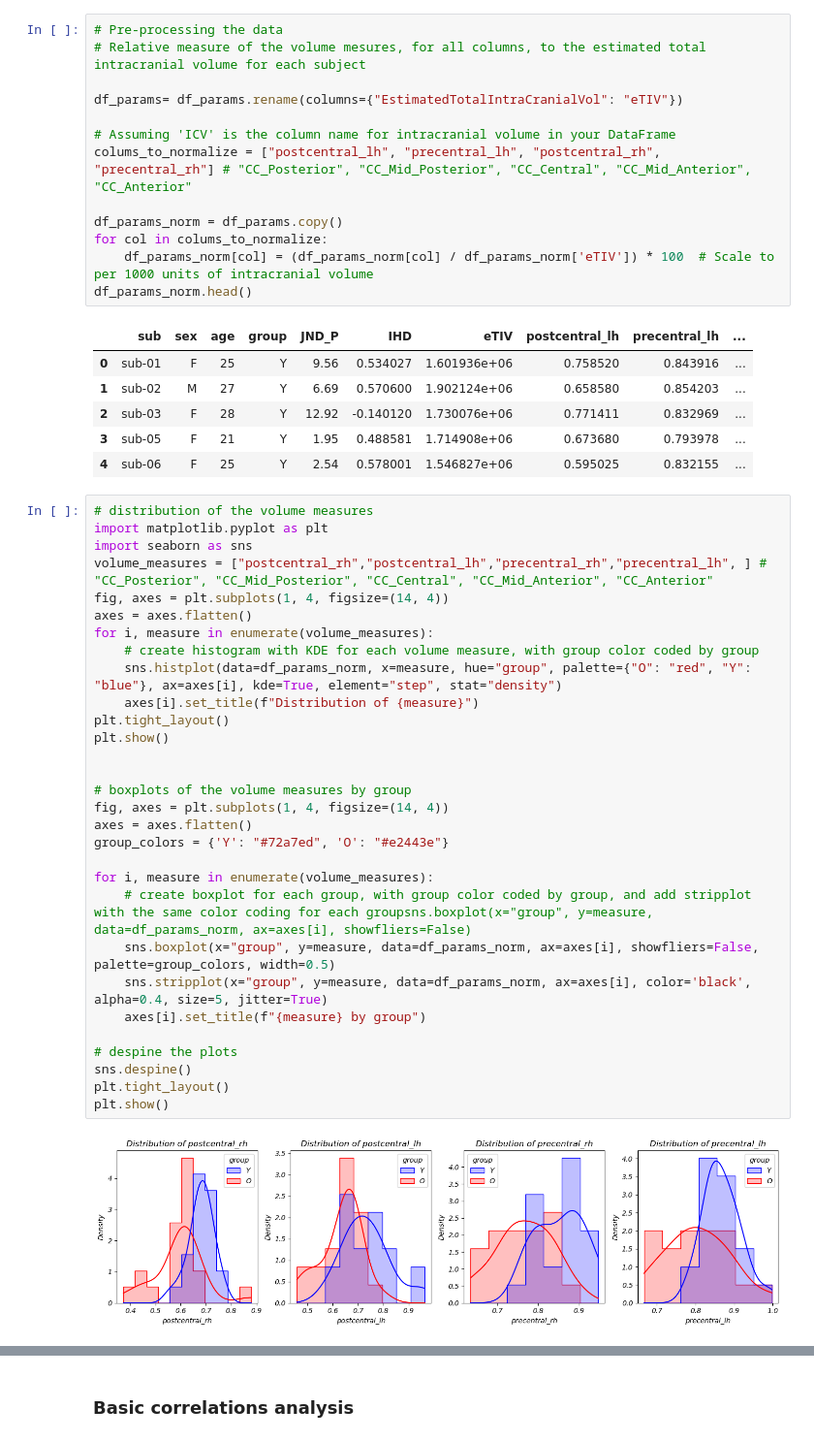
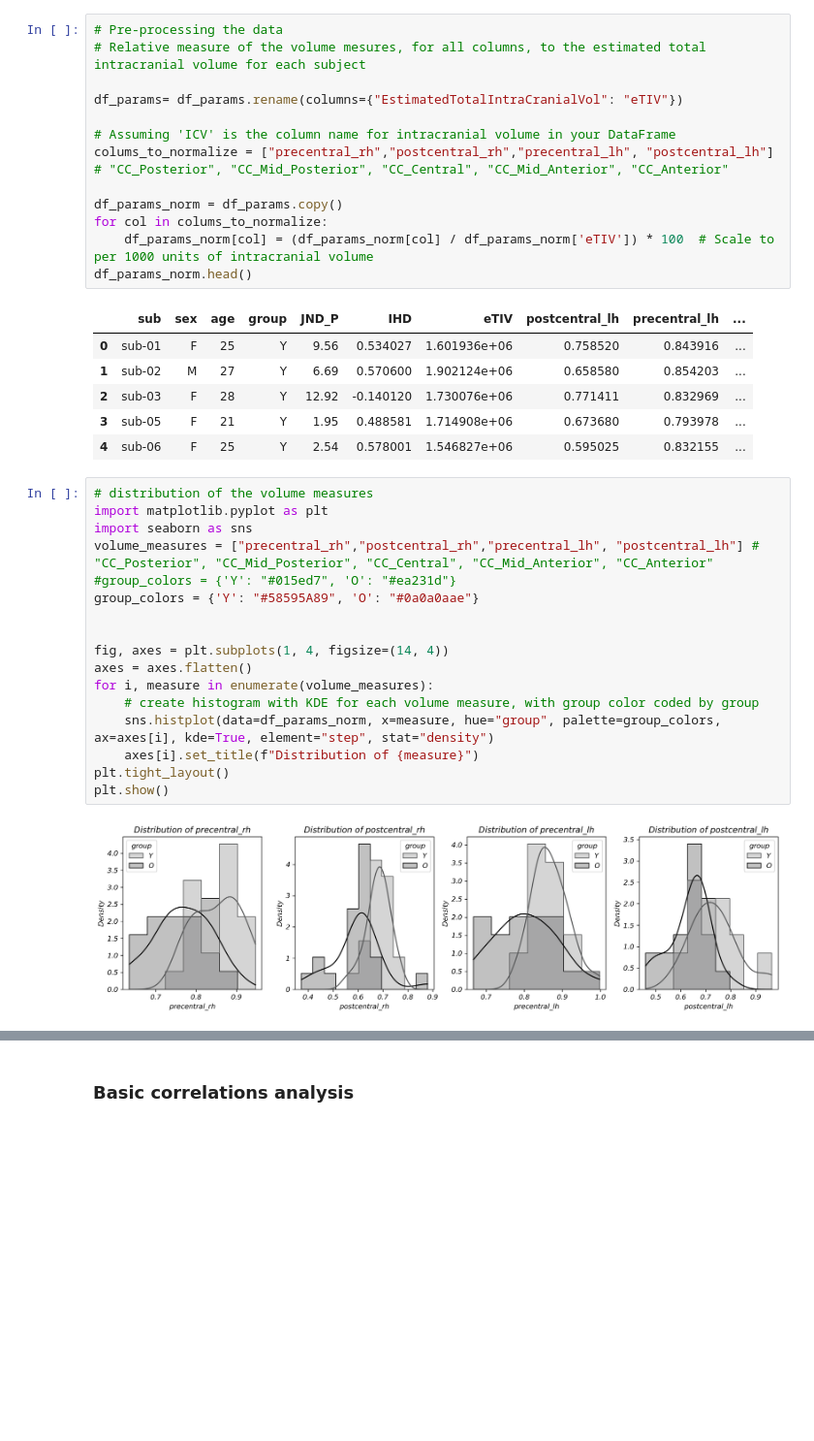
Before and after one commit to DanielaMPinzon/DTI_Aging, a Jupyter notebook: regression_analysis_volumeparam.ipynb, the cells around one changed output, grey strips where cells are left out. Shown at 97% size. Saved outputs shown, nothing was run; the diff lists cells and outputs as text; blank space fills up the shorter version.

```diff
--- a/regression_analysis_volumeparam.ipynb
+++ b/regression_analysis_volumeparam.ipynb
@@ -37,7 +37,7 @@ df_params
 df_params= df_params.rename(columns={"EstimatedTotalIntraCranialVol": "eTIV"})
 
 # Assuming 'ICV' is the column name for intracranial volume in your DataFrame
-colums_to_normalize = ["postcentral_lh", "precentral_lh", "postcentral_rh", "precentral_rh"] # "CC_Posterior", "CC_Mid_Posterior", "CC_Central", "CC_Mid_Anterior", "CC_Anterior"
+colums_to_normalize = ["precentral_rh","postcentral_rh","precentral_lh", "postcentral_lh"] # "CC_Posterior", "CC_Mid_Posterior", "CC_Central", "CC_Mid_Anterior", "CC_Anterior"
 
 df_params_norm = df_params.copy()
 for col in colums_to_normalize:
@@ -53,32 +53,19 @@ df_params_norm.head()
 # %%
 # distribution of the volume measures
 import matplotlib.pyplot as plt
 import seaborn as sns
-volume_measures = ["postcentral_rh","postcentral_lh","precentral_rh","precentral_lh", ] # "CC_Posterior", "CC_Mid_Posterior", "CC_Central", "CC_Mid_Anterior", "CC_Anterior"
+volume_measures = ["precentral_rh","postcentral_rh","precentral_lh", "postcentral_lh"] # "CC_Posterior", "CC_Mid_Posterior", "CC_Central", "CC_Mid_Anterior", "CC_Anterior"
+#group_colors = {'Y': "#015ed7", 'O': "#ea231d"}
+group_colors = {'Y': "#58595A89", 'O': "#0a0a0aae"}
+
+
 fig, axes = plt.subplots(1, 4, figsize=(14, 4))
 axes = axes.flatten()
 for i, measure in enumerate(volume_measures):
     # create histogram with KDE for each volume measure, with group color coded by group
-    sns.histplot(data=df_params_norm, x=measure, hue="group", palette={"O": "red", "Y": "blue"}, ax=axes[i], kde=True, element="step", stat="density")
+    sns.histplot(data=df_params_norm, x=measure, hue="group", palette=group_colors, ax=axes[i], kde=True, element="step", stat="density")
     axes[i].set_title(f"Distribution of {measure}")
 plt.tight_layout()
 plt.show()
-
-
-# boxplots of the volume measures by group
-fig, axes = plt.subplots(1, 4, figsize=(14, 4))
-axes = axes.flatten()
-group_colors = {'Y': "#72a7ed", 'O': "#e2443e"}
-
-for i, measure in enumerate(volume_measures):
-    # create boxplot for each group, with group color coded by group, and add stripplot with the same color coding for each groupsns.boxplot(x="group", y=measure, data=df_params_norm, ax=axes[i], showfliers=False)
-    sns.boxplot(x="group", y=measure, data=df_params_norm, ax=axes[i], showfliers=False, palette=group_colors, width=0.5)
-    sns.stripplot(x="group", y=measure, data=df_params_norm, ax=axes[i], color='black', alpha=0.4, size=5, jitter=True)
-    axes[i].set_title(f"{measure} by group")
-
-# despine the plots
-sns.despine()
-plt.tight_layout()
-plt.show()
 # %% [output]
-[figure, old version]
+[figure, new version]
```
Also changed, not shown: parts of 8 cells of this notebook, 1 other file.
